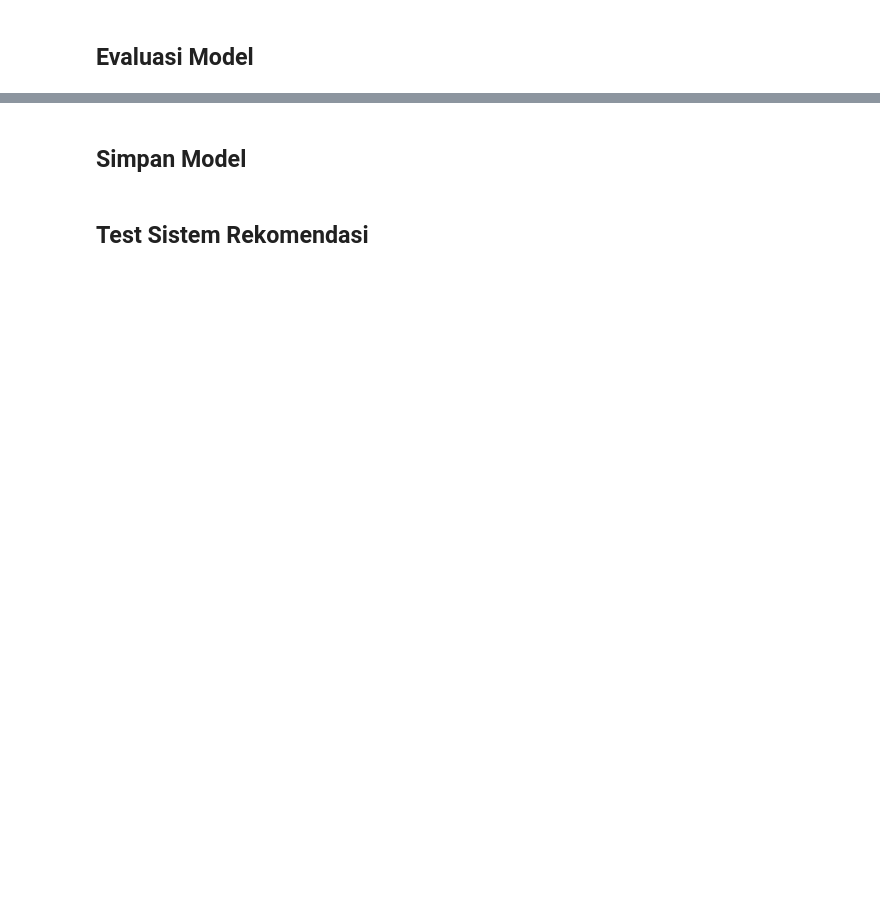
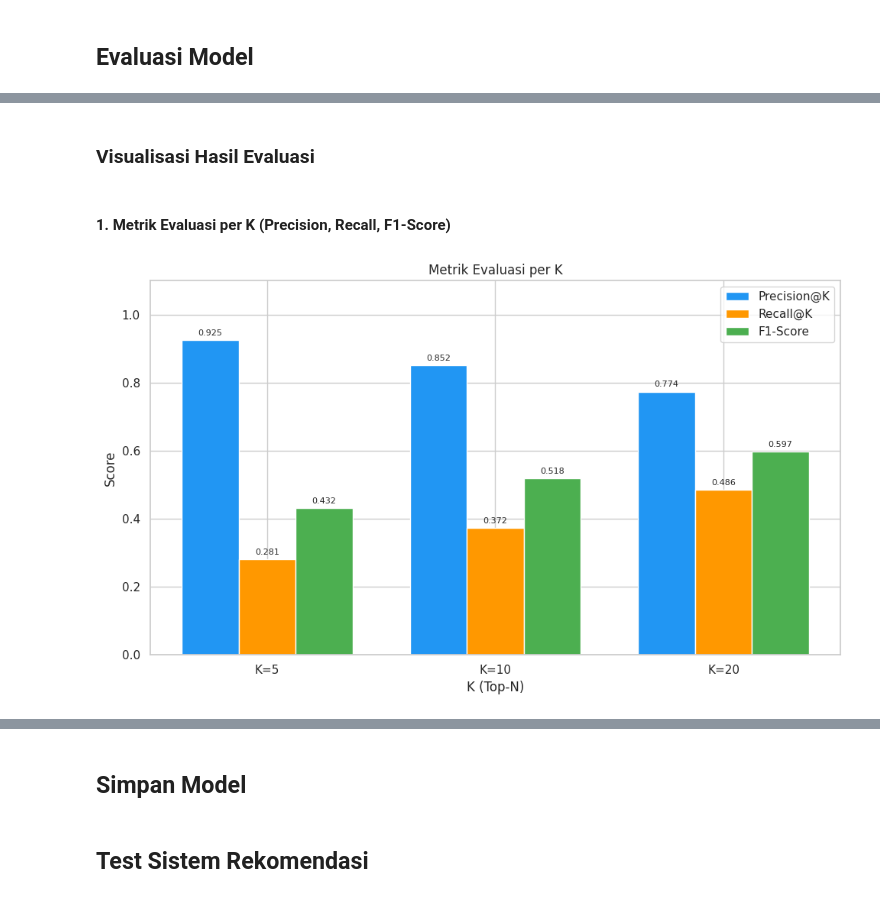
Before and after one commit to PetaFlops-web/movie-recommendation-system, a Jupyter notebook: Netflix_Recommendation_CBF.ipynb, the cells around one changed output, grey strips where cells are left out. Cells and saved outputs as stored; diff of their text form; code cells hidden in the pictures; blank space fills up the shorter version.

```diff
--- a/Netflix_Recommendation_CBF.ipynb
+++ b/Netflix_Recommendation_CBF.ipynb
@@ -754,0 +717,32 @@ eval_hybrid = evaluate_hybrid_model(gt, k_values=[5, 10, 20], sample_n=100)
+# %% [markdown]
+### Visualisasi Hasil Evaluasi
+# %% [markdown]
+#### 1. Metrik Evaluasi per K (Precision, Recall, F1-Score)
+# %%
+fig, ax1 = plt.subplots(figsize=(10, 6))
+k_values = eval_hybrid['K (Top-N)'].tolist()
+x = np.arange(len(k_values))
+width = 0.25
+
+bars1 = ax1.bar(x - width, eval_hybrid['Precision@K'], width, label='Precision@K', color='#2196F3')
+bars2 = ax1.bar(x, eval_hybrid['Recall@K'], width, label='Recall@K', color='#FF9800')
+bars3 = ax1.bar(x + width, eval_hybrid['F1-Score'], width, label='F1-Score', color='#4CAF50')
+
+ax1.set_xlabel('K (Top-N)')
+ax1.set_ylabel('Score')
+ax1.set_title('Metrik Evaluasi per K')
+ax1.set_xticks(x)
+ax1.set_xticklabels([f'K={k}' for k in k_values])
+ax1.legend()
+ax1.set_ylim(0, 1.1)
+
+for bars in [bars1, bars2, bars3]:
+    for bar in bars:
+        height = bar.get_height()
+        ax1.annotate(f'{height:.3f}', xy=(bar.get_x() + bar.get_width() / 2, height),
+                     xytext=(0, 3), textcoords="offset points", ha='center', va='bottom', fontsize=8)
+
+plt.tight_layout()
+plt.show()
+# %% [output]
+[figure, added]
```
Also changed, not shown: parts of 28 cells of this notebook, 11 other files.
